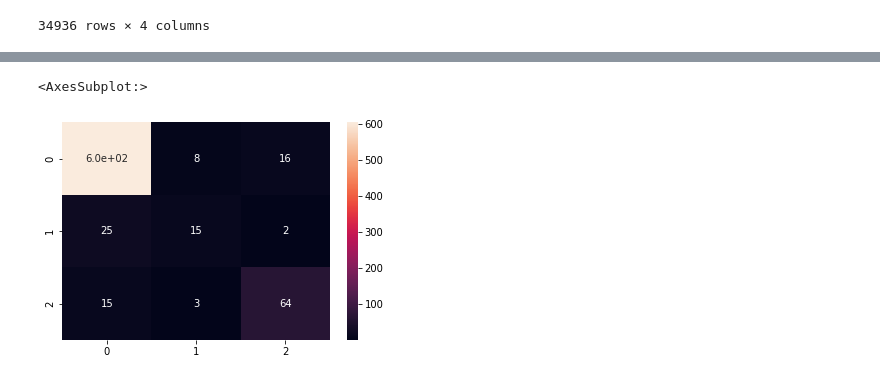
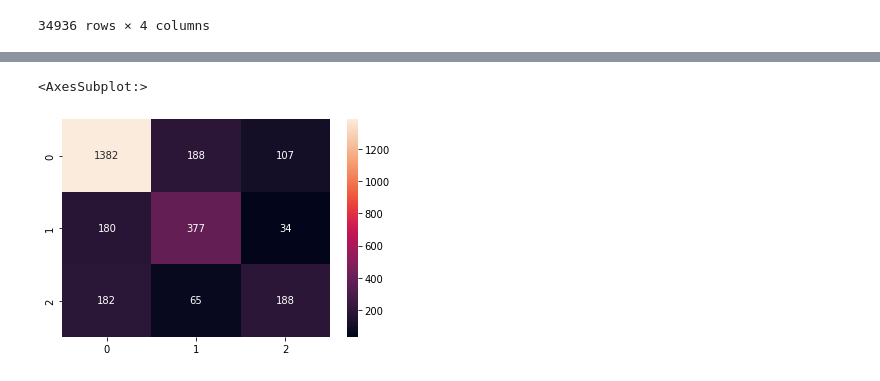
Before and after one commit to tomashbk/solar_wind_power_plants_prediction, a Jupyter notebook: notebooks/0.3-EDA-in-data-transformed-and-combined.ipynb, the cells around one changed output, grey strips where cells are left out. Cells and saved outputs as stored; diff of their text form; code cells hidden in the pictures.

Commit message:
First predictions and evaluations 2
Starting to try with Random Forest Classifier (previously started with Decision Tree Classifier)

```diff
--- a/notebooks/0.3-EDA-in-data-transformed-and-combined.ipynb
+++ b/notebooks/0.3-EDA-in-data-transformed-and-combined.ipynb
@@ -121,6 +126,14 @@ def make_mi_scores(X, y):
     mi_scores = pd.Series(mi_scores, name="MI Scores", index=X.columns)
     mi_scores = mi_scores.sort_values(ascending=False)
     return mi_scores
+# %%
+def get_accuracy(max_leaf_nodes, X_train, X_test, y_train, y_test):
+    model = DecisionTreeClassifier(max_leaf_nodes = max_leaf_nodes, random_state=0)
+    model.fit(X_train, y_train)
+    preds_val = model.predict(X_test)
+    accuracy = accuracy_score(y_test, preds_val)
+
+    return accuracy
 # %%
 mi_scores = make_mi_scores(X, y)
 mi_scores[::3]
@@ -153,0 +169,12 @@ train_X, val_X, train_y, val_y = train_test_split(X, y,random_state = 0)
+# %%
+candidate_max_leaf_nodes = [5, 25, 50, 100, 250, 500]
+results = {}
+# Write loop to find the ideal tree size from candidate_max_leaf_nodes
+
+
+results = {node: get_accuracy(node, train_X, val_X, train_y, val_y) for node in candidate_max_leaf_nodes}
+# for node in candidate_max_leaf_nodes:
+#     results[node] = get_accuracy(node, X_train, X_test, y_train, y_test)
+# Store the best value of max_leaf_nodes (it will be either 5, 25, 50, 100, 250 or 500)
+best_tree_size = min(results, key=results.get)
+sns.lineplot(data=results, x= results.keys(), y= results.values())
@@ -154,16 +184,14 @@ train_X, val_X, train_y, val_y = train_test_split(X, y,random_state = 0)
 # %%
-tree_model = DecisionTreeClassifier(random_state=0)
+tree_model = DecisionTreeClassifier(max_leaf_nodes = best_tree_size, random_state=0)
 tree_model.fit(train_X, train_y)
 y_pred = tree_model.predict(val_X)
-# print(cross_val_score(lasso, X, y, cv=3))
+# print(cross_val_score(tree_model, X, y, cv=5))
-# %%
-confusion_matrix = confusion_matrix(val_y, y_pred)
 # %%
-
-sns.heatmap(confusion_matrix, annot=True)
+confusion_matrix_return = confusion_matrix(val_y, y_pred)
+sns.heatmap(confusion_matrix_return, annot=True, fmt = 'g')
 # %% [output]
 <AxesSubplot:>
-[figure, old version]
+[figure, new version]
 # %%
 accuracy_score(val_y, y_pred)
 # %% [output]
```
Also changed, not shown: parts of 22 cells of this notebook, 1 other file.
